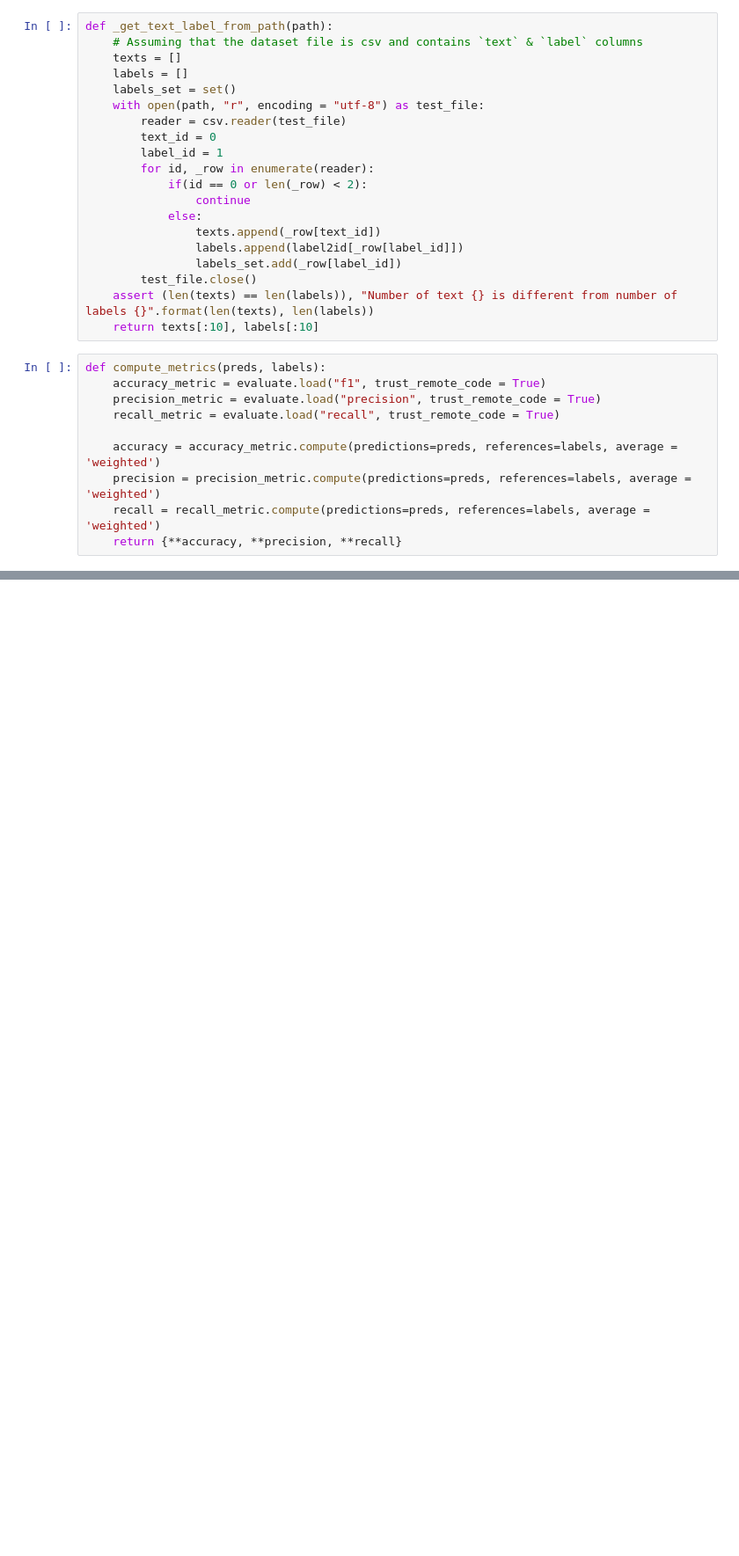
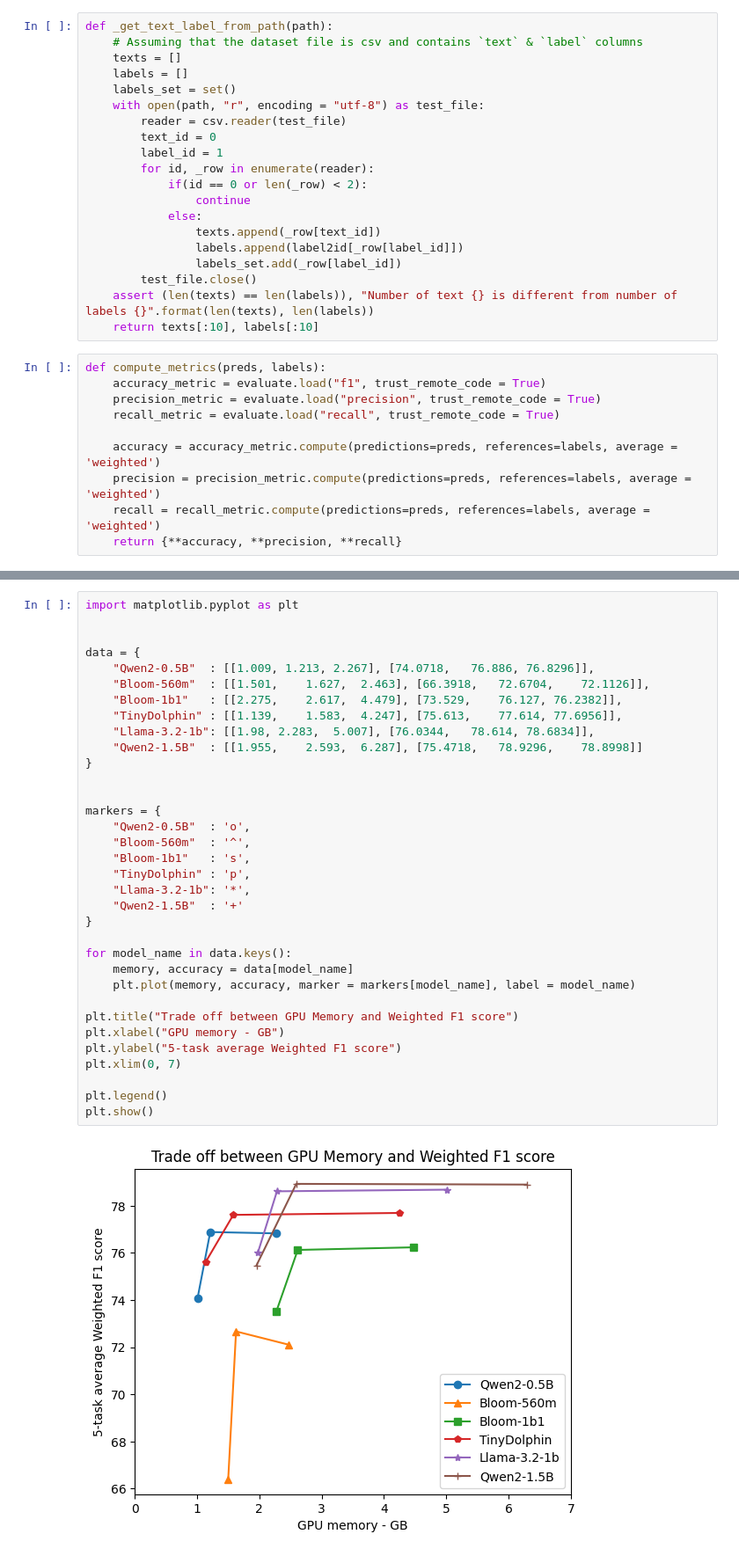
Before and after one commit to daminho/Tiny-Mental-LLM, a Jupyter notebook: train_and_evaluate/Evaluate.ipynb, the cells around one changed output, grey strips where cells are left out. Shown: that part at 88% size. Cells and saved outputs as stored; diff of their text form; blank space fills up the shorter version.

```diff
--- a/train_and_evaluate/Evaluate.ipynb
+++ b/train_and_evaluate/Evaluate.ipynb
@@ -105,0 +105,36 @@ KeyboardInterrupt:
+# %%
+import matplotlib.pyplot as plt
+
+
+data = {
+    "Qwen2-0.5B"  : [[1.009, 1.213,	2.267], [74.0718,	76.886,	76.8296]],
+    "Bloom-560m"  : [[1.501,	1.627,	2.463], [66.3918,	72.6704,	72.1126]],
+    "Bloom-1b1"   : [[2.275,	2.617,	4.479], [73.529,	76.127,	76.2382]],
+    "TinyDolphin" : [[1.139,	1.583,	4.247], [75.613,	77.614,	77.6956]],
+    "Llama-3.2-1b": [[1.98,	2.283,	5.007], [76.0344,	78.614,	78.6834]],
+    "Qwen2-1.5B"  : [[1.955,	2.593,	6.287], [75.4718,	78.9296,	78.8998]]
+}
+
+
+markers = {
+    "Qwen2-0.5B"  : 'o',
+    "Bloom-560m"  : '^',
+    "Bloom-1b1"   : 's',
+    "TinyDolphin" : 'p',
+    "Llama-3.2-1b": '*',
+    "Qwen2-1.5B"  : '+'
+}
+
+for model_name in data.keys():
+    memory, accuracy = data[model_name]
+    plt.plot(memory, accuracy, marker = markers[model_name], label = model_name)
+
+plt.title("Trade off between GPU Memory and Weighted F1 score")
+plt.xlabel("GPU memory - GB")
+plt.ylabel("5-task average Weighted F1 score")
+plt.xlim(0, 7)
+
+plt.legend()
+plt.show()
+# %% [output]
+[figure, added]
```
Also changed, not shown: parts of 3 cells of this notebook.
